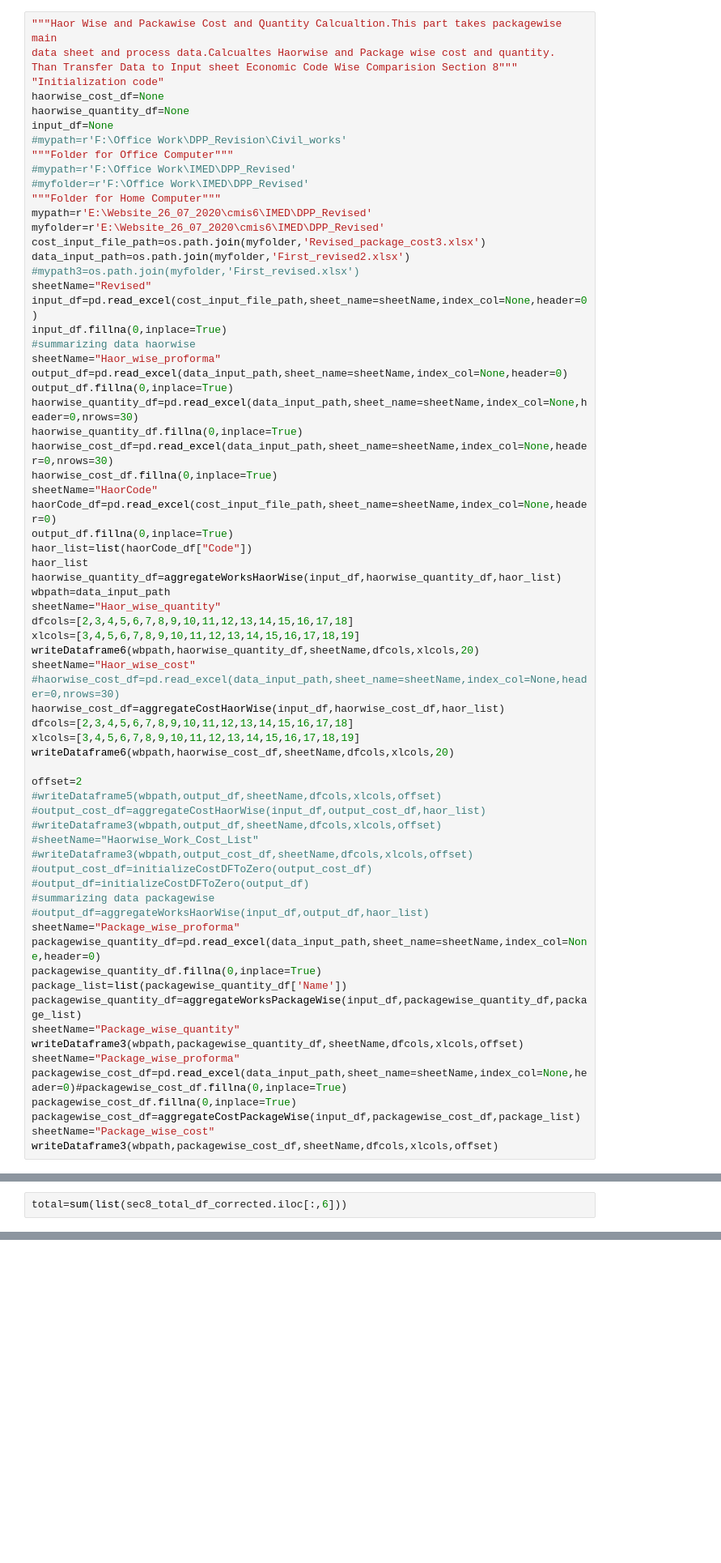
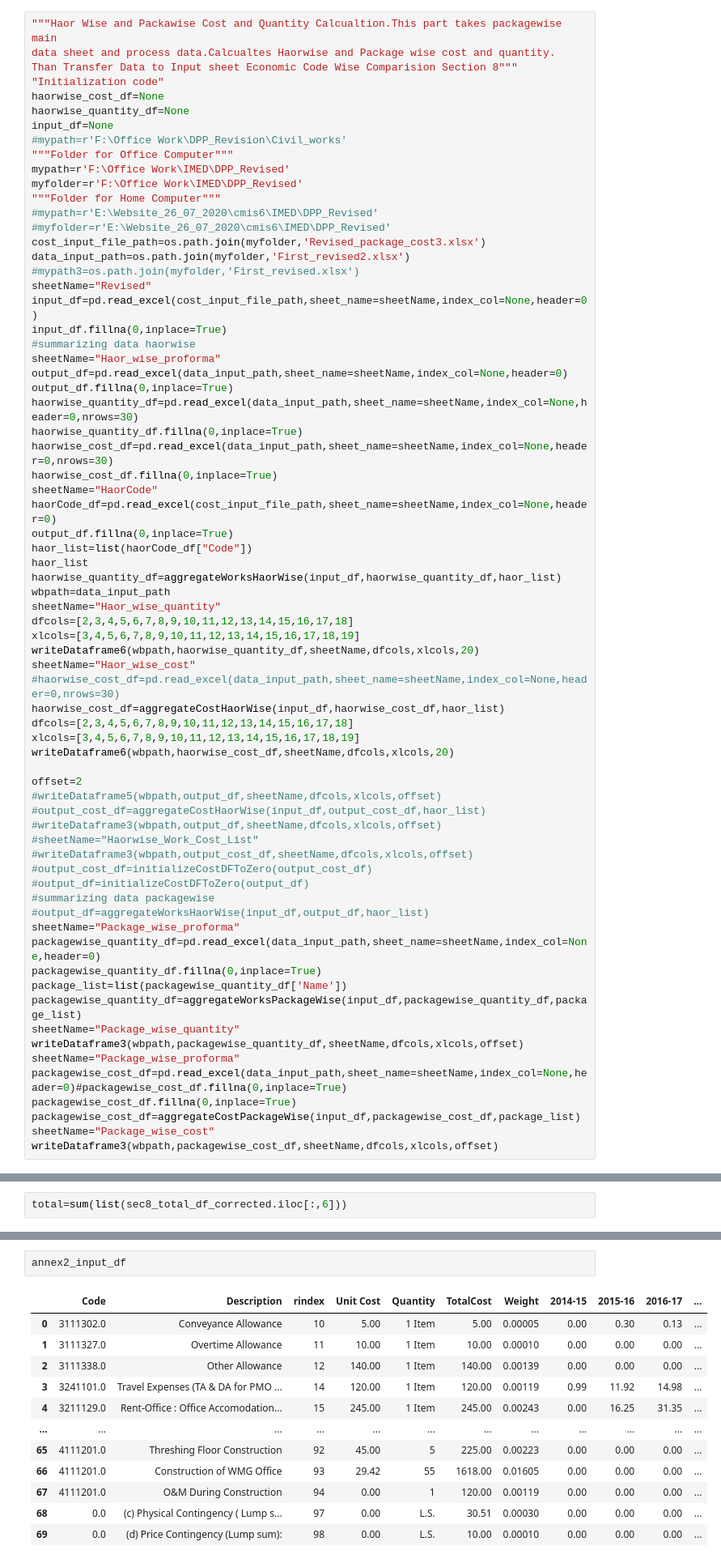
Before and after one commit to jakariapervez/cmis6, a Jupyter notebook: Mynotebooks/haorwisecalculation5.ipynb, the cells around one changed output, grey strips where cells are left out. Shown at 81% size. Saved outputs shown, nothing was run; the diff lists cells and outputs as text; blank space fills up the shorter version.

Commit message:
DPP Revised 48

```diff
--- a/Mynotebooks/haorwisecalculation5.ipynb
+++ b/Mynotebooks/haorwisecalculation5.ipynb
@@ -656,11 +774,11 @@ haorwise_quantity_df=None
 input_df=None
 #mypath=r'F:\Office Work\DPP_Revision\Civil_works'
 """Folder for Office Computer"""
-#mypath=r'F:\Office Work\IMED\DPP_Revised'
-#myfolder=r'F:\Office Work\IMED\DPP_Revised'
+mypath=r'F:\Office Work\IMED\DPP_Revised'
+myfolder=r'F:\Office Work\IMED\DPP_Revised'
 """Folder for Home Computer"""
-mypath=r'E:\Website_26_07_2020\cmis6\IMED\DPP_Revised'
-myfolder=r'E:\Website_26_07_2020\cmis6\IMED\DPP_Revised'
+#mypath=r'E:\Website_26_07_2020\cmis6\IMED\DPP_Revised'
+#myfolder=r'E:\Website_26_07_2020\cmis6\IMED\DPP_Revised'
 cost_input_file_path=os.path.join(myfolder,'Revised_package_cost3.xlsx')
 data_input_path=os.path.join(myfolder,'First_revised2.xlsx')
 #mypath3=os.path.join(myfolder,'First_revised.xlsx')
@@ -974,0 +1189,15 @@ cost_distribution_df
+# %%
+annex2_input_df
+# %% [output]
+|  | Code | Description | rindex | Unit Cost | Quantity | TotalCost | Weight | 2014-15 | 2015-16 | 2016-17 | ... |
+| 0 | 3111302.0 | Conveyance Allowance | 10 | 5.00 | 1 Item | 5.00 | 0.00005 | 0.00 | 0.30 | 0.13 | ... |
+| 1 | 3111327.0 | Overtime Allowance | 11 | 10.00 | 1 Item | 10.00 | 0.00010 | 0.00 | 0.00 | 0.00 | ... |
+| 2 | 3111338.0 | Other Allowance | 12 | 140.00 | 1 Item | 140.00 | 0.00139 | 0.00 | 0.00 | 0.00 | ... |
+| 3 | 3241101.0 | Travel Expenses (TA & DA for PMO ... | 14 | 120.00 | 1 Item | 120.00 | 0.00119 | 0.99 | 11.92 | 14.98 | ... |
+| 4 | 3211129.0 | Rent-Office : Office Accomodation... | 15 | 245.00 | 1 Item | 245.00 | 0.00243 | 0.00 | 16.25 | 31.35 | ... |
+| ... | ... | ... | ... | ... | ... | ... | ... | ... | ... | ... | ... |
+| 65 | 4111201.0 | Threshing Floor Construction | 92 | 45.00 | 5 | 225.00 | 0.00223 | 0.00 | 0.00 | 0.00 | ... |
+| 66 | 4111201.0 | Construction of WMG Office | 93 | 29.42 | 55 | 1618.00 | 0.01605 | 0.00 | 0.00 | 0.00 | ... |
+| 67 | 4111201.0 | O&M During Construction | 94 | 0.00 | 1 | 120.00 | 0.00119 | 0.00 | 0.00 | 0.00 | ... |
+| 68 | 0.0 | (c) Physical Contingency ( Lump s... | 97 | 0.00 | L.S. | 30.51 | 0.00030 | 0.00 | 0.00 | 0.00 | ... |
+| 69 | 0.0 | (d) Price Contingency (Lump sum): | 98 | 0.00 | L.S. | 10.00 | 0.00010 | 0.00 | 0.00 | 0.00 | ... |
```
Also changed, not shown: parts of 14 cells of this notebook, 6 other files.
